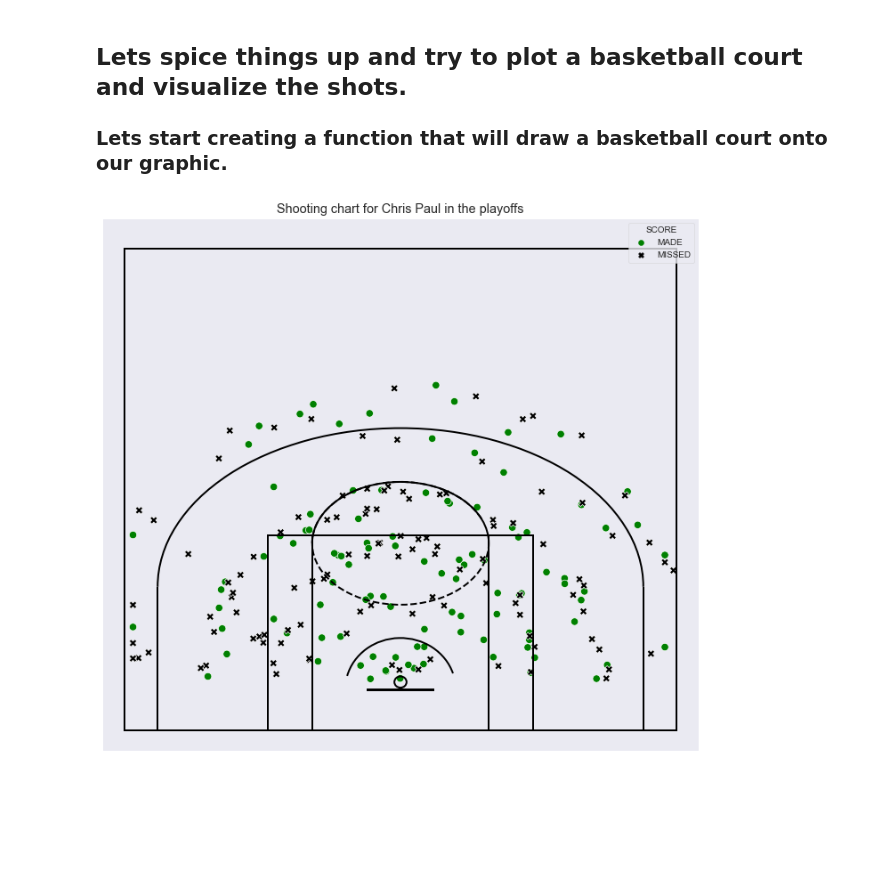
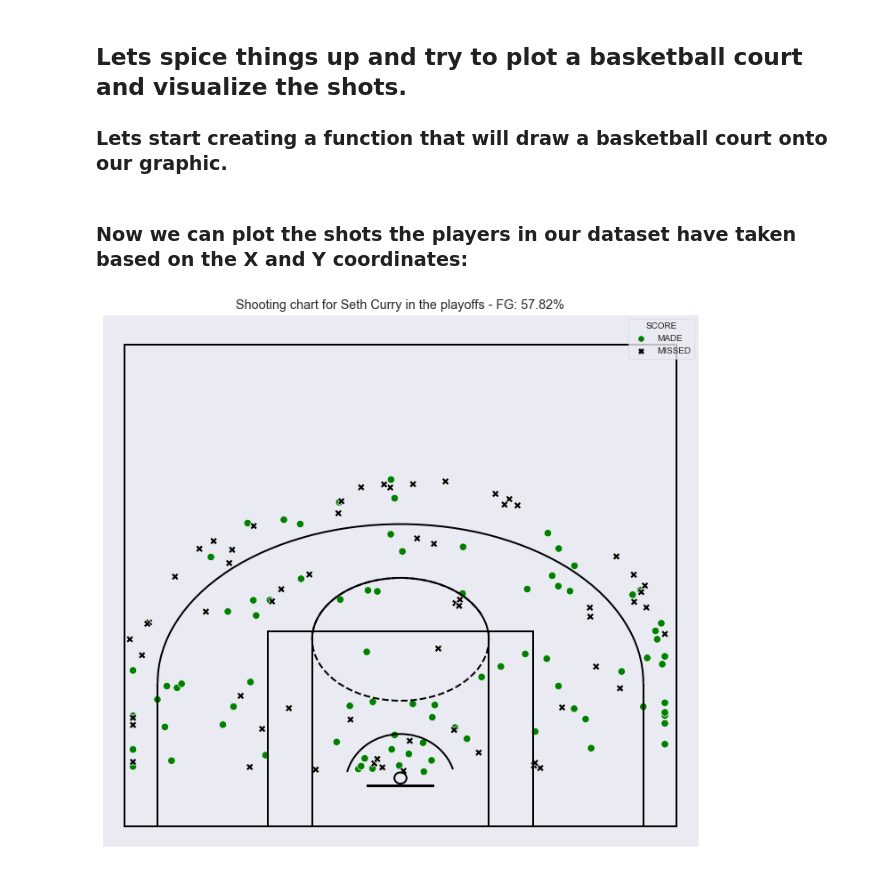
Before and after one commit to 3kleo/NBA-Shooting-Data, a Jupyter notebook: NBA_shooting_data.ipynb, the cells around one changed output. Drawn from its saved outputs; the diff is of its cells as text; code cells hidden in the pictures; blank space fills up the shorter version.

```diff
--- a/NBA_shooting_data.ipynb
+++ b/NBA_shooting_data.ipynb
@@ -269,24 +269,27 @@ def draw_court(ax=None, color='black', lw=2, outer_lines=False):
         ax.add_patch(element)
 
     return ax
+# %% [markdown]
+### Now we can plot the shots the players in our dataset have taken based on the X and Y coordinates:
 # %%
-player = 'Chris Paul'
+player = 'Seth Curry'
 plt.figure(figsize=(12,11))
 sns.set_style('dark')
 sns.scatterplot(data=df[df['SHOOTER']== player],
                 x='X', y='Y', hue='SCORE',
                 palette={'MADE':'green', 'MISSED':'black'},
                 markers = {"MADE": "o", "MISSED": "X"},
                 style="SCORE",
                 s=70)
 draw_court(outer_lines=True)
 plt.xlim(-27,27)
 plt.ylim(-2,50)
 plt.xlabel(None)
 plt.ylabel(None)
 plt.tick_params(axis='both', which='both', labelleft=False, labelbottom=False)
-plt.title('Shooting chart for ' + player + ' in the playoffs')
+fg_pct = round(df.loc[(df['SHOOTER'] == player) & (df['SCORE'] == 'MADE')].shape[0] / df.loc[(df['SHOOTER'] == player)].shape[0] * 100, 2)
+plt.title('Shooting chart for ' + player + ' in the playoffs - FG: ' + str(fg_pct) + '%')
 # plt.grid(axis='y')
 plt.show()
 # %% [output]
-[figure, old version]
+[figure, new version]
```
Also changed, not shown: parts of 5 cells of this notebook.
